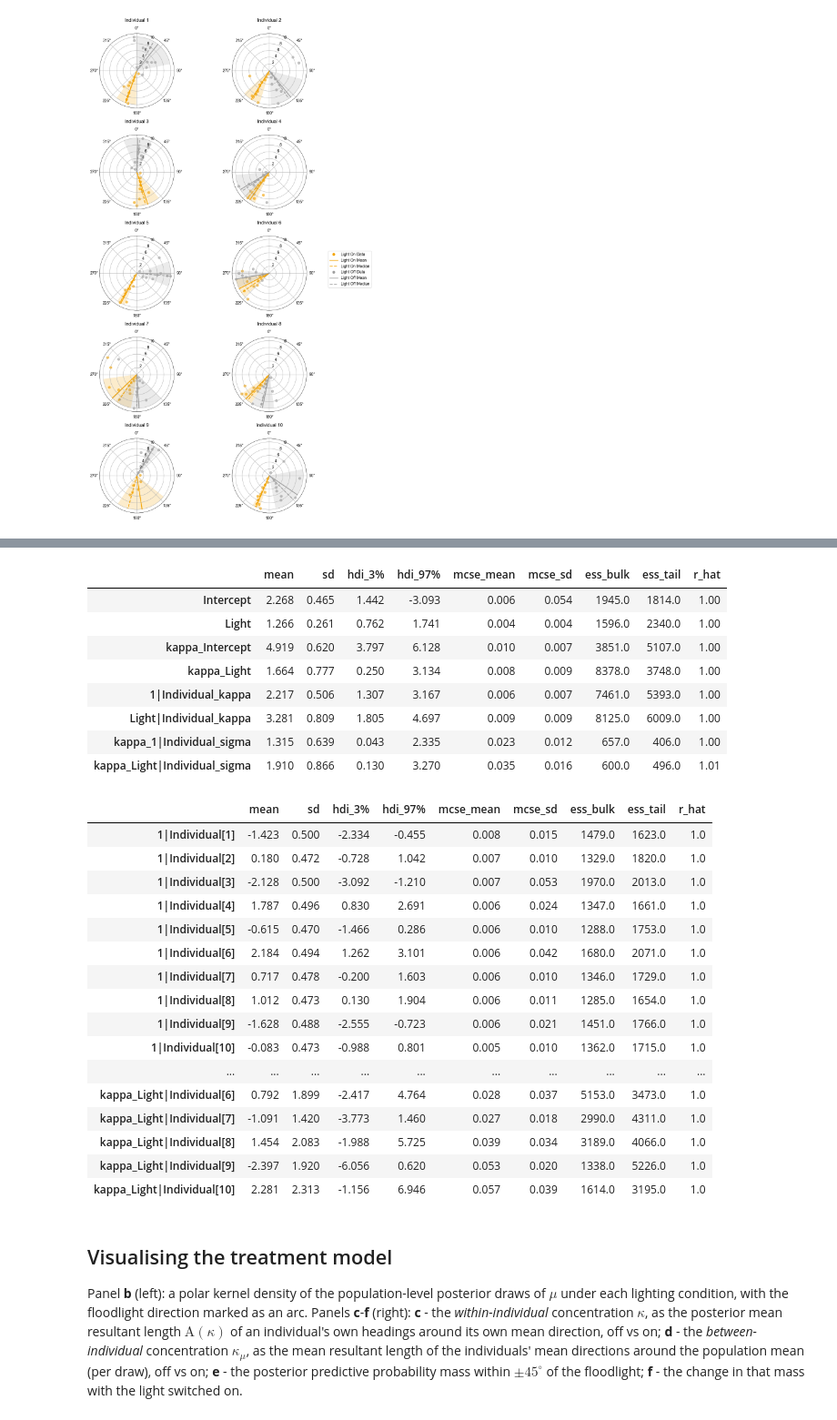
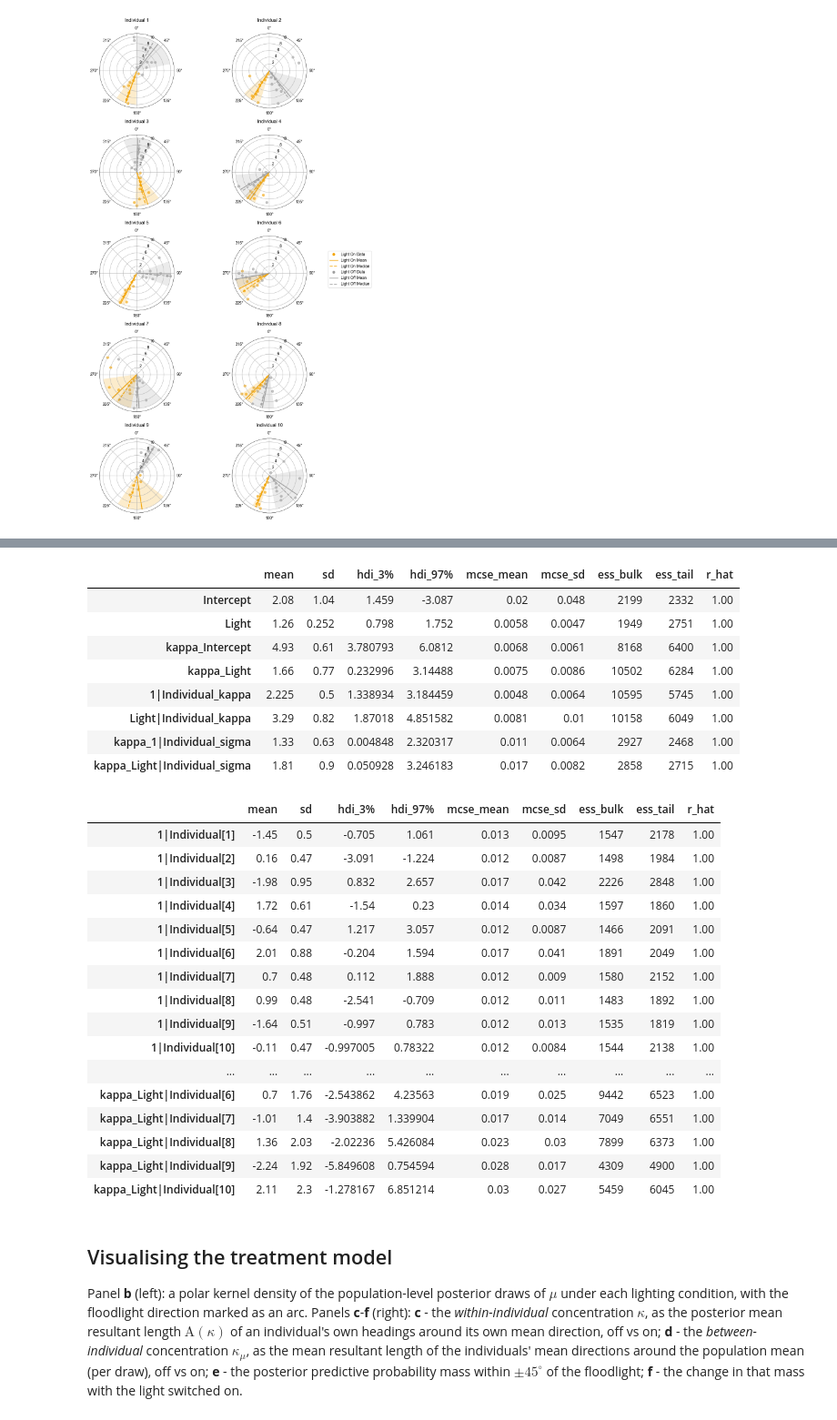
Before and after one commit to jgraving/unwrap, a Jupyter notebook: notebooks/beetles.ipynb, the cells around one changed output, grey strips where cells are left out. Shown at 91% size. Cells and saved outputs as stored; diff of their text form; code cells hidden in the pictures.

```diff
--- a/notebooks/beetles.ipynb
+++ b/notebooks/beetles.ipynb
@@ -116,6 +119,7 @@ We fit a von Mises hierarchical model in `bambi` where both the mean direction $
 import numpy as np
 import pandas as pd
 import bambi as bmb
+import pymc as pm
 import arviz as az
 import matplotlib.pyplot as plt
 
@@ -146,12 +150,14 @@ priors_treat= {
         # Fixed effects for κ:
         "Intercept": bmb.Prior("Normal", mu=inverse_softplus(5.0), sigma=1.0), #wider possible range
         "Light": bmb.Prior("Normal", mu=0, sigma=1.0),#slightly wider
-        # Individual-level effects for κ:
+        # Individual-level effects for κ (non-centered; the sigma * offset
+        # reparameterization removes the divergent transitions of the
+        # centered fit):
         "1|Individual": bmb.Prior(
-            "Normal", mu=0, sigma=bmb.Prior("HalfNormal", sigma=1.0)#slightly wider
+            "Normal", mu=0, sigma=bmb.Prior("HalfNormal", sigma=1.0), noncentered=True
         ),
         "Light|Individual": bmb.Prior(
-            "Normal", mu=0, sigma=bmb.Prior("HalfNormal", sigma=1.0)#slightly wider
+            "Normal", mu=0, sigma=bmb.Prior("HalfNormal", sigma=1.0), noncentered=True
         ),
     },
 }
@@ -170,8 +176,24 @@ model_treat = bmb.Model(
 
 print(model_treat)
 
-# Fit the model.
-idata_treat = model_treat.fit(tune=2000, draws=2000, target_accept=0.9, idata_kwargs={"log_likelihood": True})
+# Fit the model (seeded for reproducibility).
+idata_treat = model_treat.fit(
+    tune=2000, draws=2000, target_accept=0.9,
+    random_seed=SEED, progressbar=False,
+)
+
+# Store the per-observation log-likelihood that the post-hoc cross-check
+# validates against (the pymc 6 replacement for
+# idata_kwargs={"log_likelihood": True}; posthoc.graph_free_rvs supplies
+# the non-centered *_offset free RVs that bambi does not store).
+idata_treat = pm.compute_log_likelihood(
+    posthoc.graph_free_rvs(idata_treat, model_treat),
+    model=model_treat.backend.model,
+    progressbar=False,
+)
+
+# Report the divergence count first: R-hat is only meaningful when it is 0.
+print("Divergences:", int(idata_treat.sample_stats.diverging.sum()))
 # %% [output]
        Formula: HeadingRadians ~ Light + (1 + Light|Individual)
                 kappa ~ Light + (1 + Light|Individual)
@@ -204,5 +224,5 @@ Posterior summaries of the fixed effects and the individual-level effects.
 # %%
-az.summary(
+circular_summary(
     idata_treat,
     var_names=["Intercept", "Light", "kappa_Intercept", "kappa_Light", "1|Individual_kappa", "Light|Individual_kappa",
                 "kappa_1|Individual_sigma", "kappa_Light|Individual_sigma"],
@@ -210,39 +230,39 @@ az.summary(
 )
 # %% [output]
 |  | mean | sd | hdi_3% | hdi_97% | mcse_mean | mcse_sd | ess_bulk | ess_tail | r_hat |
-| Intercept | 2.268 | 0.465 | 1.442 | -3.093 | 0.006 | 0.054 | 1945.0 | 1814.0 | 1.00 |
-| Light | 1.266 | 0.261 | 0.762 | 1.741 | 0.004 | 0.004 | 1596.0 | 2340.0 | 1.00 |
-| kappa_Intercept | 4.919 | 0.620 | 3.797 | 6.128 | 0.010 | 0.007 | 3851.0 | 5107.0 | 1.00 |
-| kappa_Light | 1.664 | 0.777 | 0.250 | 3.134 | 0.008 | 0.009 | 8378.0 | 3748.0 | 1.00 |
-| 1|Individual_kappa | 2.217 | 0.506 | 1.307 | 3.167 | 0.006 | 0.007 | 7461.0 | 5393.0 | 1.00 |
-| Light|Individual_kappa | 3.281 | 0.809 | 1.805 | 4.697 | 0.009 | 0.009 | 8125.0 | 6009.0 | 1.00 |
-| kappa_1|Individual_sigma | 1.315 | 0.639 | 0.043 | 2.335 | 0.023 | 0.012 | 657.0 | 406.0 | 1.00 |
-| kappa_Light|Individual_sigma | 1.910 | 0.866 | 0.130 | 3.270 | 0.035 | 0.016 | 600.0 | 496.0 | 1.01 |
+| Intercept | 2.08 | 1.04 | 1.459 | -3.087 | 0.02 | 0.048 | 2199 | 2332 | 1.00 |
+| Light | 1.26 | 0.252 | 0.798 | 1.752 | 0.0058 | 0.0047 | 1949 | 2751 | 1.00 |
+| kappa_Intercept | 4.93 | 0.61 | 3.780793 | 6.0812 | 0.0068 | 0.0061 | 8168 | 6400 | 1.00 |
+| kappa_Light | 1.66 | 0.77 | 0.232996 | 3.14488 | 0.0075 | 0.0086 | 10502 | 6284 | 1.00 |
+| 1|Individual_kappa | 2.225 | 0.5 | 1.338934 | 3.184459 | 0.0048 | 0.0064 | 10595 | 5745 | 1.00 |
+| Light|Individual_kappa | 3.29 | 0.82 | 1.87018 | 4.851582 | 0.0081 | 0.01 | 10158 | 6049 | 1.00 |
+| kappa_1|Individual_sigma | 1.33 | 0.63 | 0.004848 | 2.320317 | 0.011 | 0.0064 | 2927 | 2468 | 1.00 |
+| kappa_Light|Individual_sigma | 1.81 | 0.9 | 0.050928 | 3.246183 | 0.017 | 0.0082 | 2858 | 2715 | 1.00 |
 # %%
-az.summary(
+circular_summary(
     idata_treat,
     var_names=["1|Individual", "Light|Individual",
                 "kappa_1|Individual", "kappa_Light|Individual"],
     circ_var_names=["1|Individual", "Light|Individual"]
 )
 # %% [output]
 |  | mean | sd | hdi_3% | hdi_97% | mcse_mean | mcse_sd | ess_bulk | ess_tail | r_hat |
-| 1|Individual[1] | -1.423 | 0.500 | -2.334 | -0.455 | 0.008 | 0.015 | 1479.0 | 1623.0 | 1.0 |
-| 1|Individual[2] | 0.180 | 0.472 | -0.728 | 1.042 | 0.007 | 0.010 | 1329.0 | 1820.0 | 1.0 |
-| 1|Individual[3] | -2.128 | 0.500 | -3.092 | -1.210 | 0.007 | 0.053 | 1970.0 | 2013.0 | 1.0 |
-| 1|Individual[4] | 1.787 | 0.496 | 0.830 | 2.691 | 0.006 | 0.024 | 1347.0 | 1661.0 | 1.0 |
-| 1|Individual[5] | -0.615 | 0.470 | -1.466 | 0.286 | 0.006 | 0.010 | 1288.0 | 1753.0 | 1.0 |
-| 1|Individual[6] | 2.184 | 0.494 | 1.262 | 3.101 | 0.006 | 0.042 | 1680.0 | 2071.0 | 1.0 |
-| 1|Individual[7] | 0.717 | 0.478 | -0.200 | 1.603 | 0.006 | 0.010 | 1346.0 | 1729.0 | 1.0 |
-| 1|Individual[8] | 1.012 | 0.473 | 0.130 | 1.904 | 0.006 | 0.011 | 1285.0 | 1654.0 | 1.0 |
-| 1|Individual[9] | -1.628 | 0.488 | -2.555 | -0.723 | 0.006 | 0.021 | 1451.0 | 1766.0 | 1.0 |
-| 1|Individual[10] | -0.083 | 0.473 | -0.988 | 0.801 | 0.005 | 0.010 | 1362.0 | 1715.0 | 1.0 |
+| 1|Individual[1] | -1.45 | 0.5 | -0.705 | 1.061 | 0.013 | 0.0095 | 1547 | 2178 | 1.00 |
+| 1|Individual[2] | 0.16 | 0.47 | -3.091 | -1.224 | 0.012 | 0.0087 | 1498 | 1984 | 1.00 |
+| 1|Individual[3] | -1.98 | 0.95 | 0.832 | 2.657 | 0.017 | 0.042 | 2226 | 2848 | 1.00 |
+| 1|Individual[4] | 1.72 | 0.61 | -1.54 | 0.23 | 0.014 | 0.034 | 1597 | 1860 | 1.00 |
+| 1|Individual[5] | -0.64 | 0.47 | 1.217 | 3.057 | 0.012 | 0.0087 | 1466 | 2091 | 1.00 |
+| 1|Individual[6] | 2.01 | 0.88 | -0.204 | 1.594 | 0.017 | 0.041 | 1891 | 2049 | 1.00 |
+| 1|Individual[7] | 0.7 | 0.48 | 0.112 | 1.888 | 0.012 | 0.009 | 1580 | 2152 | 1.00 |
+| 1|Individual[8] | 0.99 | 0.48 | -2.541 | -0.709 | 0.012 | 0.011 | 1483 | 1892 | 1.00 |
+| 1|Individual[9] | -1.64 | 0.51 | -0.997 | 0.783 | 0.012 | 0.013 | 1535 | 1819 | 1.00 |
+| 1|Individual[10] | -0.11 | 0.47 | -0.997005 | 0.78322 | 0.012 | 0.0084 | 1544 | 2138 | 1.00 |
 | ... | ... | ... | ... | ... | ... | ... | ... | ... | ... |
-| kappa_Light|Individual[6] | 0.792 | 1.899 | -2.417 | 4.764 | 0.028 | 0.037 | 5153.0 | 3473.0 | 1.0 |
-| kappa_Light|Individual[7] | -1.091 | 1.420 | -3.773 | 1.460 | 0.027 | 0.018 | 2990.0 | 4311.0 | 1.0 |
-| kappa_Light|Individual[8] | 1.454 | 2.083 | -1.988 | 5.725 | 0.039 | 0.034 | 3189.0 | 4066.0 | 1.0 |
-| kappa_Light|Individual[9] | -2.397 | 1.920 | -6.056 | 0.620 | 0.053 | 0.020 | 1338.0 | 5226.0 | 1.0 |
-| kappa_Light|Individual[10] | 2.281 | 2.313 | -1.156 | 6.946 | 0.057 | 0.039 | 1614.0 | 3195.0 | 1.0 |
+| kappa_Light|Individual[6] | 0.7 | 1.76 | -2.543862 | 4.23563 | 0.019 | 0.025 | 9442 | 6523 | 1.00 |
+| kappa_Light|Individual[7] | -1.01 | 1.4 | -3.903882 | 1.339904 | 0.017 | 0.014 | 7049 | 6551 | 1.00 |
+| kappa_Light|Individual[8] | 1.36 | 2.03 | -2.02236 | 5.426084 | 0.023 | 0.03 | 7899 | 6373 | 1.00 |
+| kappa_Light|Individual[9] | -2.24 | 1.92 | -5.849608 | 0.754594 | 0.028 | 0.017 | 4309 | 4900 | 1.00 |
+| kappa_Light|Individual[10] | 2.11 | 2.3 | -1.278167 | 6.851214 | 0.03 | 0.027 | 5459 | 6045 | 1.00 |
 # %% [markdown]
 ## Visualising the treatment model
 
```
Also changed, not shown: parts of 6 cells of this notebook, 1 other file.
